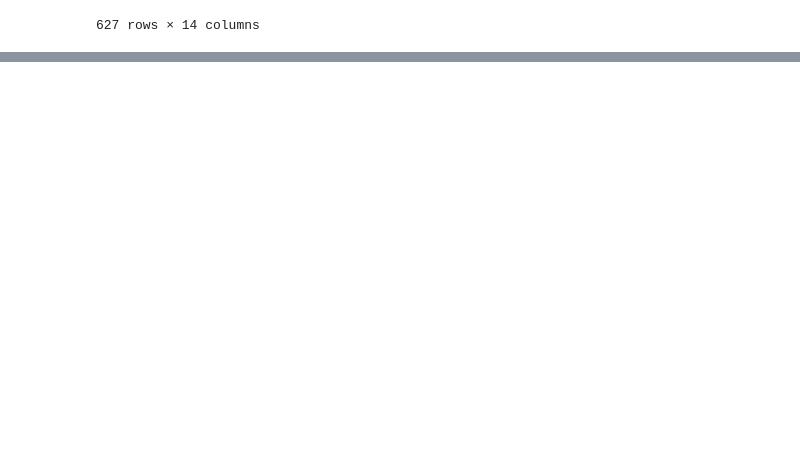
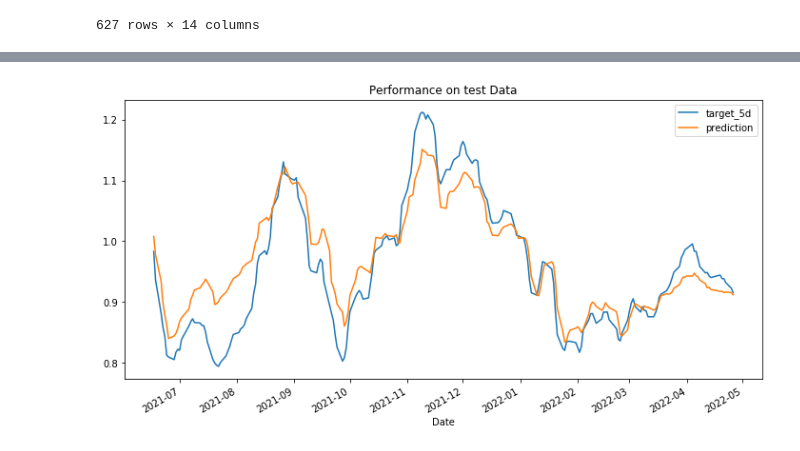
Before and after one commit to dlama001/Final-project-ML4T-large-cap-cryptos-, a Jupyter notebook: final project-crypto.ipynb, the cells around one changed output, grey strips where cells are left out. Saved outputs shown, nothing was run; the diff lists cells and outputs as text; code cells hidden in the pictures; blank space fills up the shorter version.

```diff
--- a/final project-crypto.ipynb
+++ b/final project-crypto.ipynb
@@ -713,0 +844,7 @@ data_bnb
+# %%
+fix, ax = plt.subplots(figsize=(12,6))
+(1+y_test).cumprod().plot(ax=ax, legend="target_5d")
+(1 + pd.Series(rf.predict(X_test), index=y_test.index, name="prediction")).cumprod().plot(ax=ax, legend="prediction")
+ax.set_title("Performance on test Data");
+# %% [output]
+[figure, added]
```
Also changed, not shown: parts of 31 cells of this notebook.
